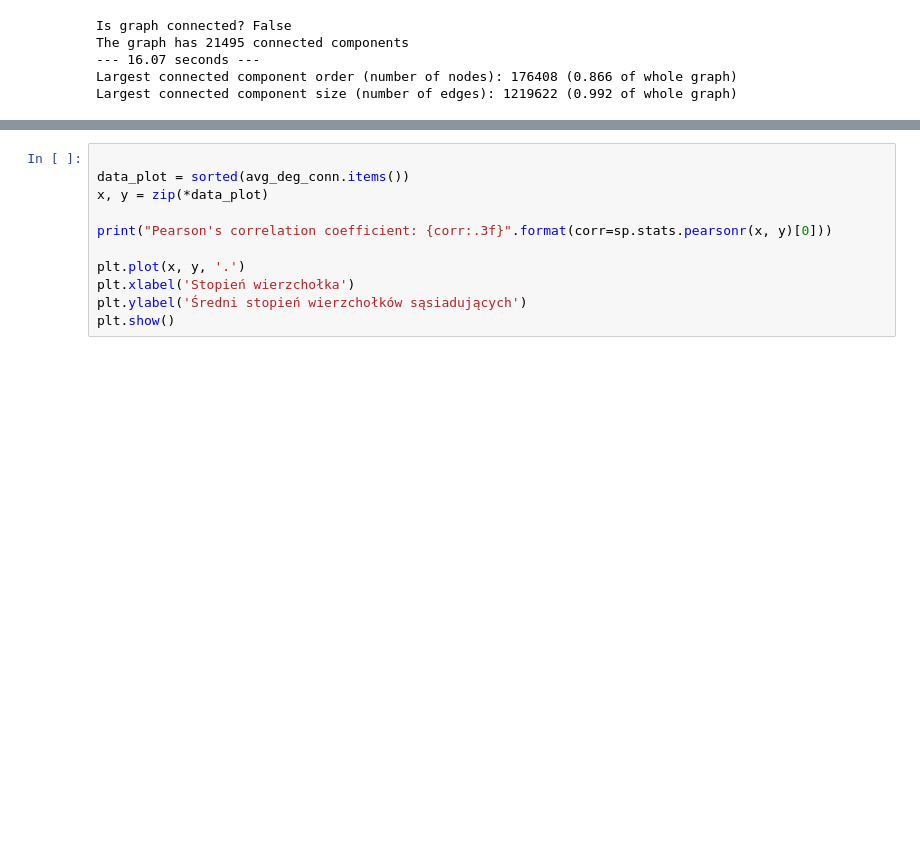
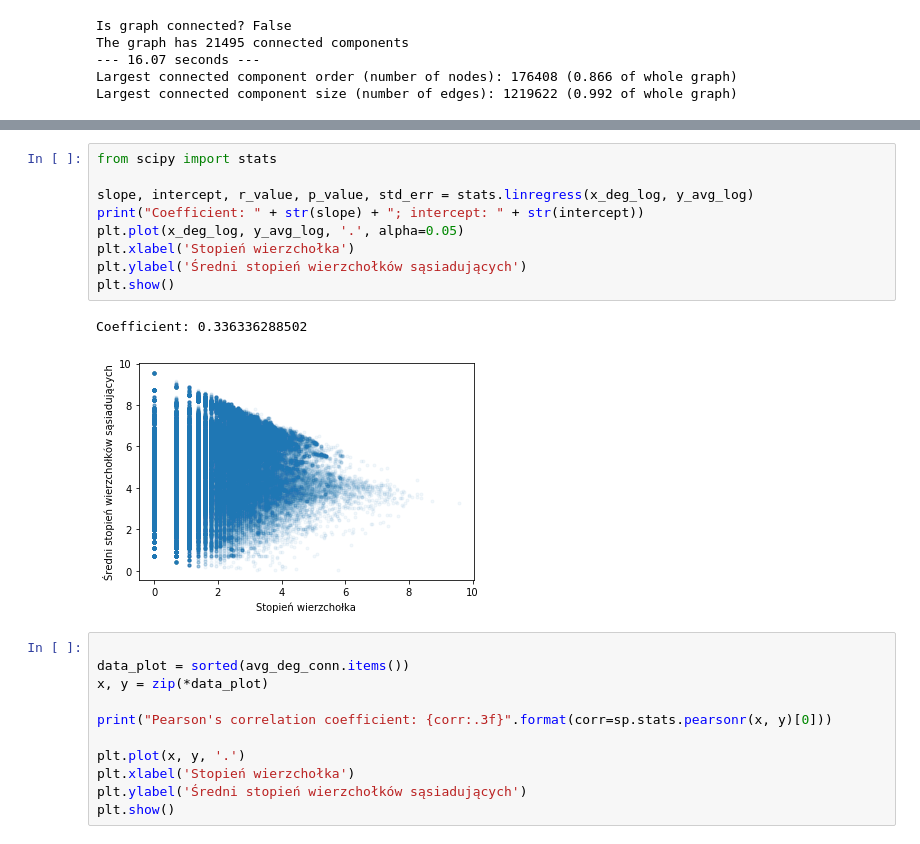
Before and after one commit to michalzurek/maven-artifacts-dependencies, a Jupyter notebook: maven-artifacts-dependencies.ipynb, the cells around one changed output, grey strips where cells are left out. Cells and saved outputs as stored; diff of their text form; blank space fills up the shorter version.

```diff
--- a/maven-artifacts-dependencies.ipynb
+++ b/maven-artifacts-dependencies.ipynb
@@ -122,3 +135,15 @@ plt.show()
+# %%
+from scipy import stats
+
+slope, intercept, r_value, p_value, std_err = stats.linregress(x_deg_log, y_avg_log)
+print("Coefficient: " + str(slope) + "; intercept: " + str(intercept))
+plt.plot(x_deg_log, y_avg_log, '.', alpha=0.05)
+plt.xlabel('Stopień wierzchołka')
+plt.ylabel('Średni stopień wierzchołków sąsiadujących')
+plt.show()
+# %% [output]
+Coefficient: 0.336336288502
+[figure, added]
 # %%
 
 data_plot = sorted(avg_deg_conn.items())
```
Also changed, not shown: parts of 5 cells of this notebook.
